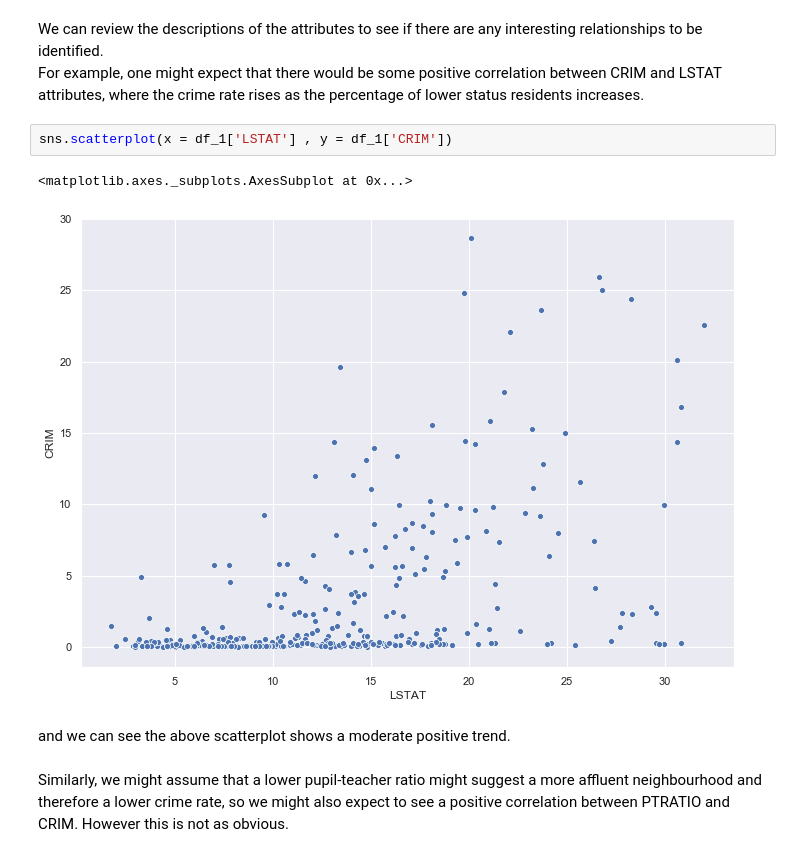
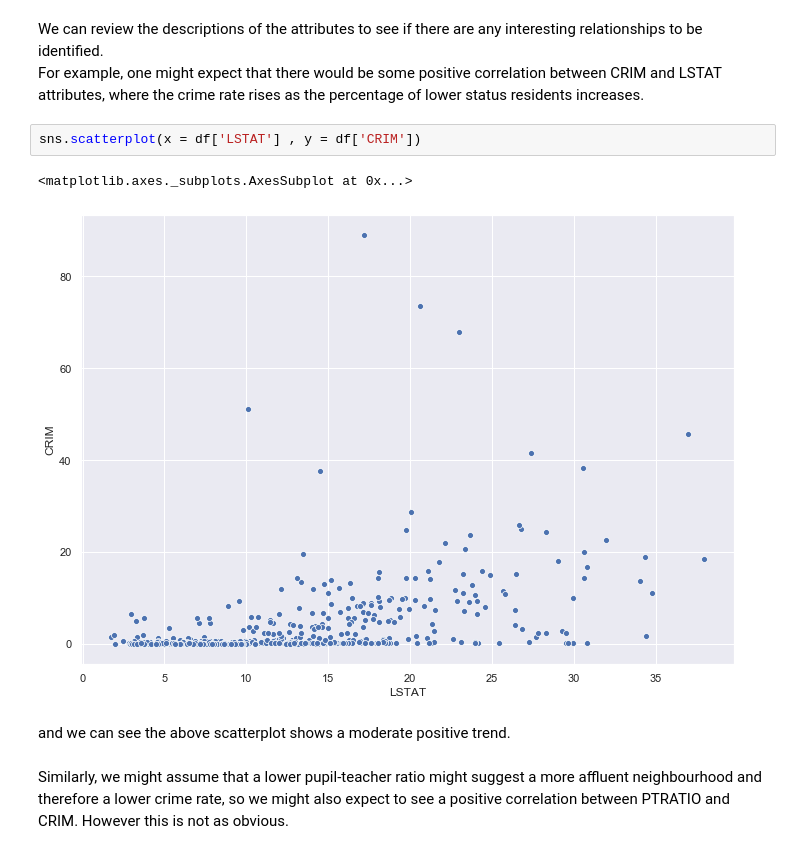
Before and after one commit to rhiggins2308/ML_Stats_Assessment2019, a Jupyter notebook: A Statistical Analysis of the Boston House Prices Dataset.ipynb, the cells around one changed output. Drawn from its saved outputs; the diff is of its cells as text.

```diff
--- a/A Statistical Analysis of the Boston House Prices Dataset.ipynb
+++ b/A Statistical Analysis of the Boston House Prices Dataset.ipynb
@@ -178,10 +177,10 @@ pd.set_option('display.max_rows', 10)
 We can review the descriptions of the attributes to see if there are any interesting relationships to be identified.<br>
 For example, one might expect that there would be some positive correlation between CRIM and LSTAT attributes, where the crime rate rises as the percentage of lower status residents increases.
 # %%
-sns.scatterplot(x = df_1['LSTAT'] , y = df_1['CRIM'])
+sns.scatterplot(x = df['LSTAT'] , y = df['CRIM'])
 # %% [output]
 <matplotlib.axes._subplots.AxesSubplot at 0x...>
-[figure, old version]
+[figure, new version]
 # %% [markdown]
 and we can see the above scatterplot shows a moderate positive trend.
 <br><br>
```
Also changed, not shown: parts of 26 cells of this notebook.
